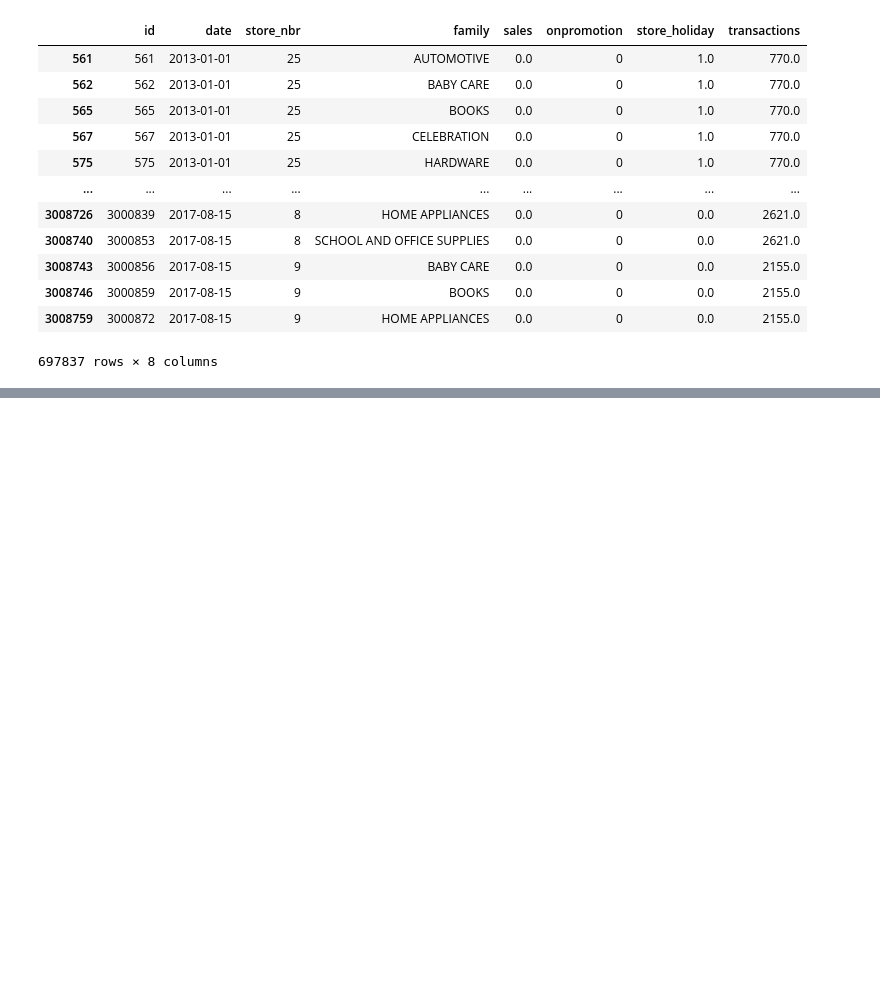
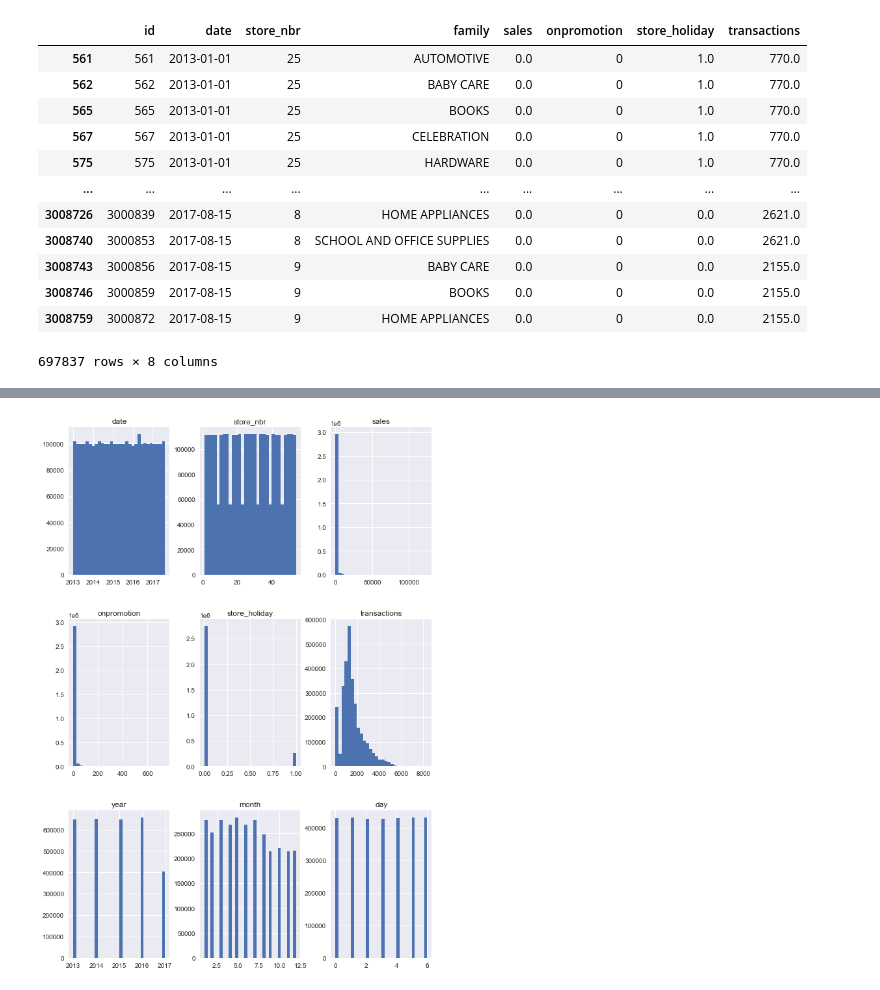
Before and after one commit to Ruparna25/Sales_Forecast-Time_Series, a Jupyter notebook: sales-forecasting-time-series.ipynb, the cells around one changed output, grey strips where cells are left out. Cells and saved outputs as stored; diff of their text form; code cells hidden in the pictures; blank space fills up the shorter version.

```diff
--- a/sales-forecasting-time-series.ipynb
+++ b/sales-forecasting-time-series.ipynb
@@ -855,0 +931,7 @@ Name: family, dtype: int64
+# %%
+#Breaking the date column into year, month and day
+X_train['year']=X_train['date'].dt.year
+X_train['month']=X_train['date'].dt.month
+X_train['day']=X_train['date'].dt.dayofweek
+# %%
+X_train.drop('id',axis=1,inplace=True)
@@ -855,0 +970,5 @@ Name: family, dtype: int64
+# %%
+X_train.hist(figsize=(10,15),bins=30)
+plt.show()
+# %% [output]
+[figure, added]
```
Also changed, not shown: parts of 12 cells of this notebook.
